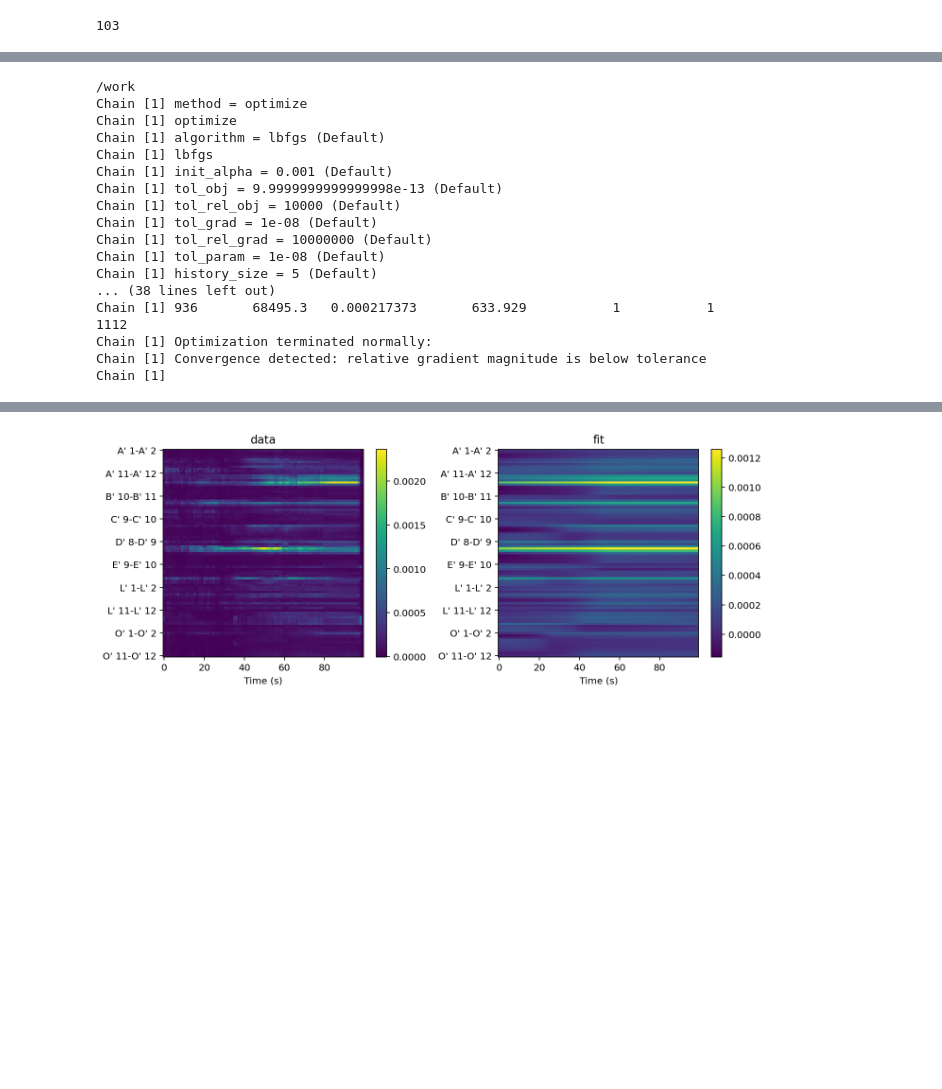
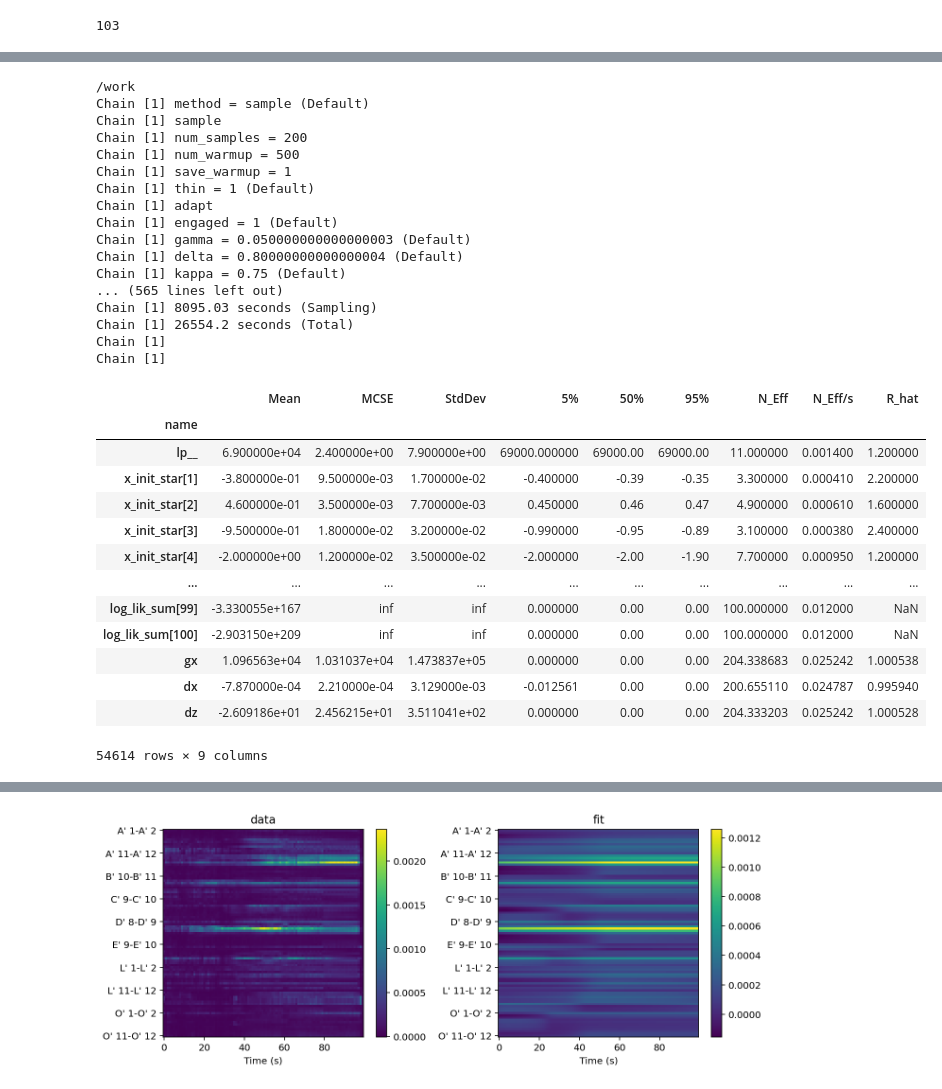
Before and after one commit to ins-amu/tvb_hip, a Jupyter notebook: W2 Inference.ipynb, the cells around one changed output, grey strips where cells are left out. Cells and saved outputs as stored; diff of their text form; code cells hidden in the pictures; blank space fills up the shorter version.

```diff
--- a/W2 Inference.ipynb
+++ b/W2 Inference.ipynb
@@ -126,5 +129,8 @@ Designing a one-pass, zero-phase, non-causal lowpass filter:
 # %%
 pgain = np.abs(bip_gain)
+
+SC = conn.weights.copy()
+np.fill_diagonal(SC, np.diag(SC) - SC.sum(axis=1))
 
 stan_data = {
     'nn': SC.shape[0],
@@ -147,27 +153,33 @@ stan_data = {
     'eps_tol': 1.0,
     'eta_spread': 15.0,
     'eta_offset': -2.5,
+
+    'ode_atol': 1e-1,
+    'ode_rtol': 1e-1,
+    'ode_maxstep': 100_000,
+    'ode_solver': 1,
+
 }
 assert stan_data['eigen_vec'].shape[0]==SC.shape[0]
 assert bip_gain.shape[0] == slp.shape[0]
 %cd /work
 model = cmdstanpy.CmdStanModel(stan_file='bvep.stan')
-fit = model.optimize(data=stan_data, inits=0.2, show_console=True)
+fit = model.sample(data=stan_data, inits=0.2, show_console=True, chains=1, save_warmup=1, iter_warmup=500, iter_sampling=200, max_treedepth=13)
 # %% [output]
 /work
-Chain [1] method = optimize
-Chain [1] optimize
-Chain [1] algorithm = lbfgs (Default)
-Chain [1] lbfgs
-Chain [1] init_alpha = 0.001 (Default)
-Chain [1] tol_obj = 9.9999999999999998e-13 (Default)
-Chain [1] tol_rel_obj = 10000 (Default)
-Chain [1] tol_grad = 1e-08 (Default)
-Chain [1] tol_rel_grad = 10000000 (Default)
-Chain [1] tol_param = 1e-08 (Default)
-Chain [1] history_size = 5 (Default)
-... (38 lines left out)
-Chain [1] 936       68495.3   0.000217373       633.929           1           1     1112
-Chain [1] Optimization terminated normally:
-Chain [1] Convergence detected: relative gradient magnitude is below tolerance
+Chain [1] method = sample (Default)
+Chain [1] sample
+Chain [1] num_samples = 200
+Chain [1] num_warmup = 500
+Chain [1] save_warmup = 1
+Chain [1] thin = 1 (Default)
+Chain [1] adapt
+Chain [1] engaged = 1 (Default)
+Chain [1] gamma = 0.050000000000000003 (Default)
+Chain [1] delta = 0.80000000000000004 (Default)
+Chain [1] kappa = 0.75 (Default)
+... (565 lines left out)
+Chain [1] 8095.03 seconds (Sampling)
+Chain [1] 26554.2 seconds (Total)
 Chain [1]
+Chain [1]
@@ -173,0 +188,17 @@ Chain [1]
+# %%
+summ
+# %% [output]
+|  | Mean | MCSE | StdDev | 5% | 50% | 95% | N_Eff | N_Eff/s | R_hat |
+| name |  |  |  |  |  |  |  |  |  |
+| lp__ | 6.900000e+04 | 2.400000e+00 | 7.900000e+00 | 69000.000000 | 69000.00 | 69000.00 | 11.000000 | 0.001400 | 1.200000 |
+| x_init_star[1] | -3.800000e-01 | 9.500000e-03 | 1.700000e-02 | -0.400000 | -0.39 | -0.35 | 3.300000 | 0.000410 | 2.200000 |
+| x_init_star[2] | 4.600000e-01 | 3.500000e-03 | 7.700000e-03 | 0.450000 | 0.46 | 0.47 | 4.900000 | 0.000610 | 1.600000 |
+| x_init_star[3] | -9.500000e-01 | 1.800000e-02 | 3.200000e-02 | -0.990000 | -0.95 | -0.89 | 3.100000 | 0.000380 | 2.400000 |
+| x_init_star[4] | -2.000000e+00 | 1.200000e-02 | 3.500000e-02 | -2.000000 | -2.00 | -1.90 | 7.700000 | 0.000950 | 1.200000 |
+| ... | ... | ... | ... | ... | ... | ... | ... | ... | ... |
+| log_lik_sum[99] | -3.330055e+167 | inf | inf | 0.000000 | 0.00 | 0.00 | 100.000000 | 0.012000 | NaN |
+| log_lik_sum[100] | -2.903150e+209 | inf | inf | 0.000000 | 0.00 | 0.00 | 100.000000 | 0.012000 | NaN |
+| gx | 1.096563e+04 | 1.031037e+04 | 1.473837e+05 | 0.000000 | 0.00 | 0.00 | 204.338683 | 0.025242 | 1.000538 |
+| dx | -7.870000e-04 | 2.210000e-04 | 3.129000e-03 | -0.012561 | 0.00 | 0.00 | 200.655110 | 0.024787 | 0.995940 |
+| dz | -2.609186e+01 | 2.456215e+01 | 3.511041e+02 | 0.000000 | 0.00 | 0.00 | 204.333203 | 0.025242 | 1.000528 |
+54614 rows × 9 columns
```
Also changed, not shown: parts of 7 cells of this notebook, 5 other files.
